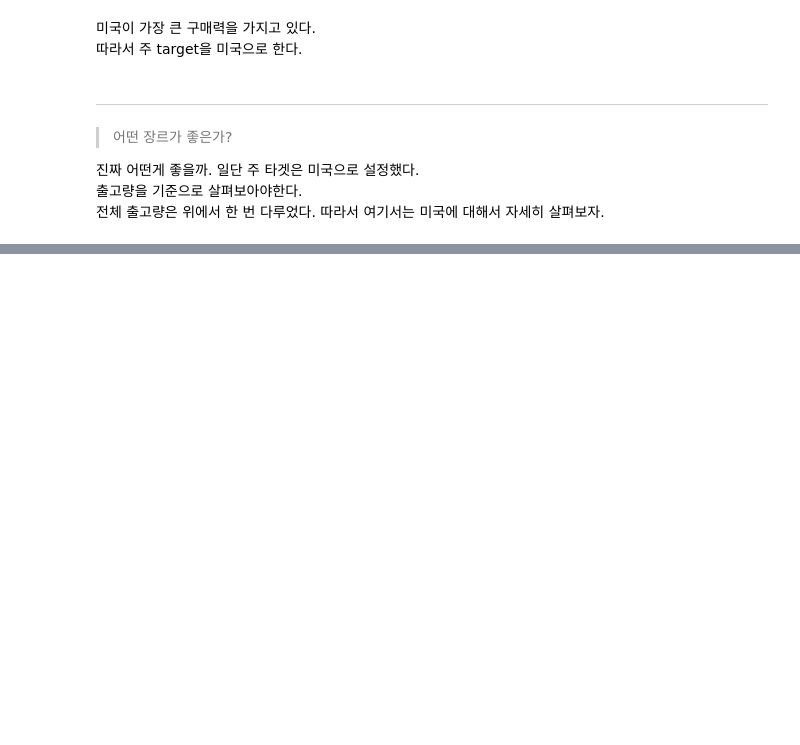
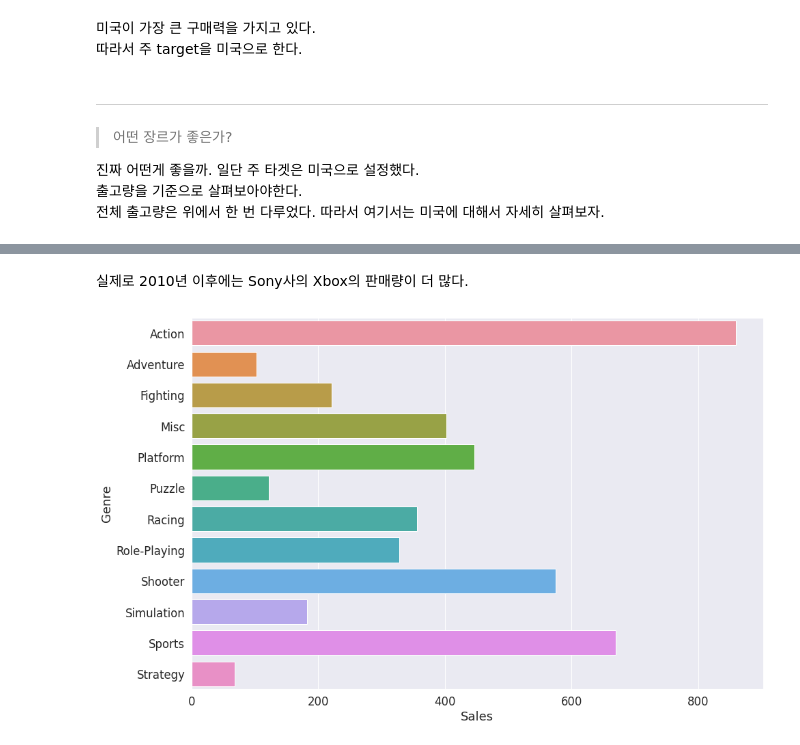
Before and after one commit to IlTACK-OH/Section1_project, a Jupyter notebook: Section1_project.ipynb, the cells around one changed output, grey strips where cells are left out. Cells and saved outputs as stored; diff of their text form; code cells hidden in the pictures; blank space fills up the shorter version.

```diff
--- a/Section1_project.ipynb
+++ b/Section1_project.ipynb
@@ -1034,0 +952,8 @@ plat_sale[plat_sale.Publisher=='Nintendo']
+# %% [markdown]
+실제로 2010년 이후에는 Sony사의 Xbox의 판매량이 더 많다.
+# %%
+plt.figure(figsize=([15,10]))
+sns.barplot(x=NA_Gen_sale,y=NA_Gen_sale.index)
+plt.show()
+# %% [output]
+[figure, added]
```
Also changed, not shown: parts of 21 cells of this notebook.
